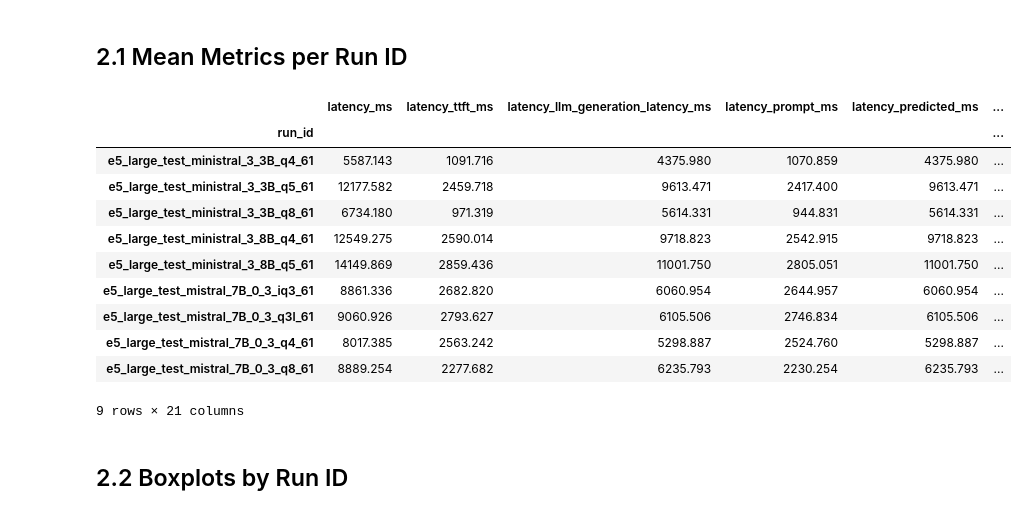
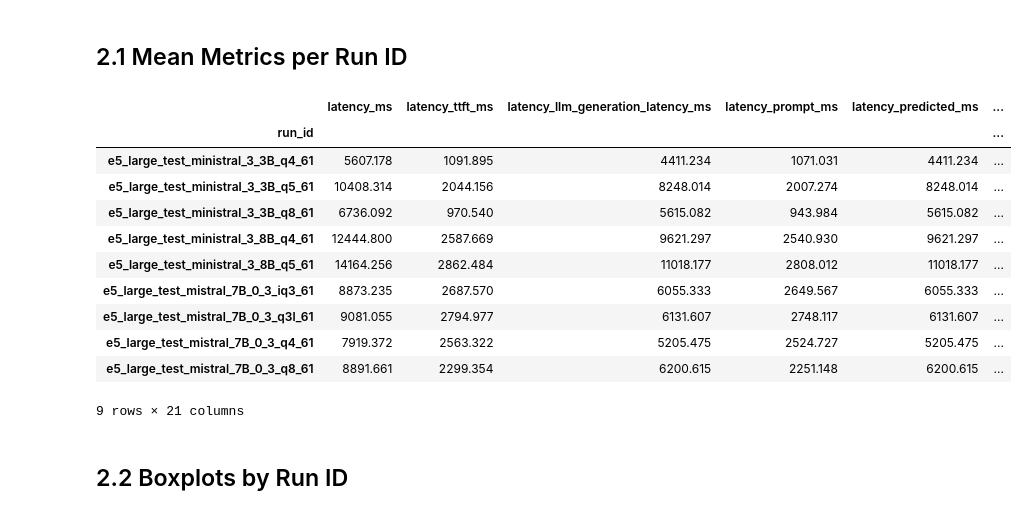
Before and after one commit to n-ploch/on-device-rag-performance, a Jupyter notebook: notebooks/01_explore_metrics.ipynb, the cells around one changed output. Cells and saved outputs as stored; diff of their text form; code cells hidden in the pictures.

```diff
--- a/notebooks/01_explore_metrics.ipynb
+++ b/notebooks/01_explore_metrics.ipynb
@@ -38,6 +38,7 @@ from utils import (
     plot_hardware_as_hist,
     plot_generation_quality_as_hist,
     plot_scatter_two_metrics,
+    plot_heatmap,
     stats_by_group,
     plot_stats_bar,
     plot_stats_line,
@@ -53,7 +54,7 @@ from utils import (
     GENERATION_QUALITY_COLS,
 )
 
-EXPORT_DIR = Path("../local/metric-export/eval1")
+EXPORT_DIR = Path("../local/metric-export/eval2")
 # %% [markdown]
 ### Load dataset(s)
 
@@ -285,20 +256,20 @@ Loading: 2026-03-10_14-11_langfuse_export_e5_large_test_mistral_7B_0_3_q3l_61_9d
 # %% [markdown]
 ## 2.1  Mean Metrics per Run ID
 # %%
-multi_metric_cols = _numeric_metric_cols(df_multi)
-df_multi.groupby("run_id")[multi_metric_cols].mean().round(3)
+multi_metric_cols = _numeric_metric_cols(df)
+df.groupby("run_id")[multi_metric_cols].mean().round(3)
 # %% [output]
 |  | latency_ms | latency_ttft_ms | latency_llm_generation_latency_ms | latency_prompt_ms | latency_predicted_ms | ... |
 | run_id |  |  |  |  |  | ... |
-| e5_large_test_ministral_3_3B_q4_61 | 5587.143 | 1091.716 | 4375.980 | 1070.859 | 4375.980 | ... |
-| e5_large_test_ministral_3_3B_q5_61 | 12177.582 | 2459.718 | 9613.471 | 2417.400 | 9613.471 | ... |
-| e5_large_test_ministral_3_3B_q8_61 | 6734.180 | 971.319 | 5614.331 | 944.831 | 5614.331 | ... |
-| e5_large_test_ministral_3_8B_q4_61 | 12549.275 | 2590.014 | 9718.823 | 2542.915 | 9718.823 | ... |
-| e5_large_test_ministral_3_8B_q5_61 | 14149.869 | 2859.436 | 11001.750 | 2805.051 | 11001.750 | ... |
-| e5_large_test_mistral_7B_0_3_iq3_61 | 8861.336 | 2682.820 | 6060.954 | 2644.957 | 6060.954 | ... |
-| e5_large_test_mistral_7B_0_3_q3l_61 | 9060.926 | 2793.627 | 6105.506 | 2746.834 | 6105.506 | ... |
-| e5_large_test_mistral_7B_0_3_q4_61 | 8017.385 | 2563.242 | 5298.887 | 2524.760 | 5298.887 | ... |
-| e5_large_test_mistral_7B_0_3_q8_61 | 8889.254 | 2277.682 | 6235.793 | 2230.254 | 6235.793 | ... |
+| e5_large_test_ministral_3_3B_q4_61 | 5607.178 | 1091.895 | 4411.234 | 1071.031 | 4411.234 | ... |
+| e5_large_test_ministral_3_3B_q5_61 | 10408.314 | 2044.156 | 8248.014 | 2007.274 | 8248.014 | ... |
+| e5_large_test_ministral_3_3B_q8_61 | 6736.092 | 970.540 | 5615.082 | 943.984 | 5615.082 | ... |
+| e5_large_test_ministral_3_8B_q4_61 | 12444.800 | 2587.669 | 9621.297 | 2540.930 | 9621.297 | ... |
+| e5_large_test_ministral_3_8B_q5_61 | 14164.256 | 2862.484 | 11018.177 | 2808.012 | 11018.177 | ... |
+| e5_large_test_mistral_7B_0_3_iq3_61 | 8873.235 | 2687.570 | 6055.333 | 2649.567 | 6055.333 | ... |
+| e5_large_test_mistral_7B_0_3_q3l_61 | 9081.055 | 2794.977 | 6131.607 | 2748.117 | 6131.607 | ... |
+| e5_large_test_mistral_7B_0_3_q4_61 | 7919.372 | 2563.322 | 5205.475 | 2524.727 | 5205.475 | ... |
+| e5_large_test_mistral_7B_0_3_q8_61 | 8891.661 | 2299.354 | 6200.615 | 2251.148 | 6200.615 | ... |
 9 rows × 21 columns
 # %% [markdown]
 ## 2.2  Boxplots by Run ID
```
Also changed, not shown: parts of 75 cells of this notebook.
